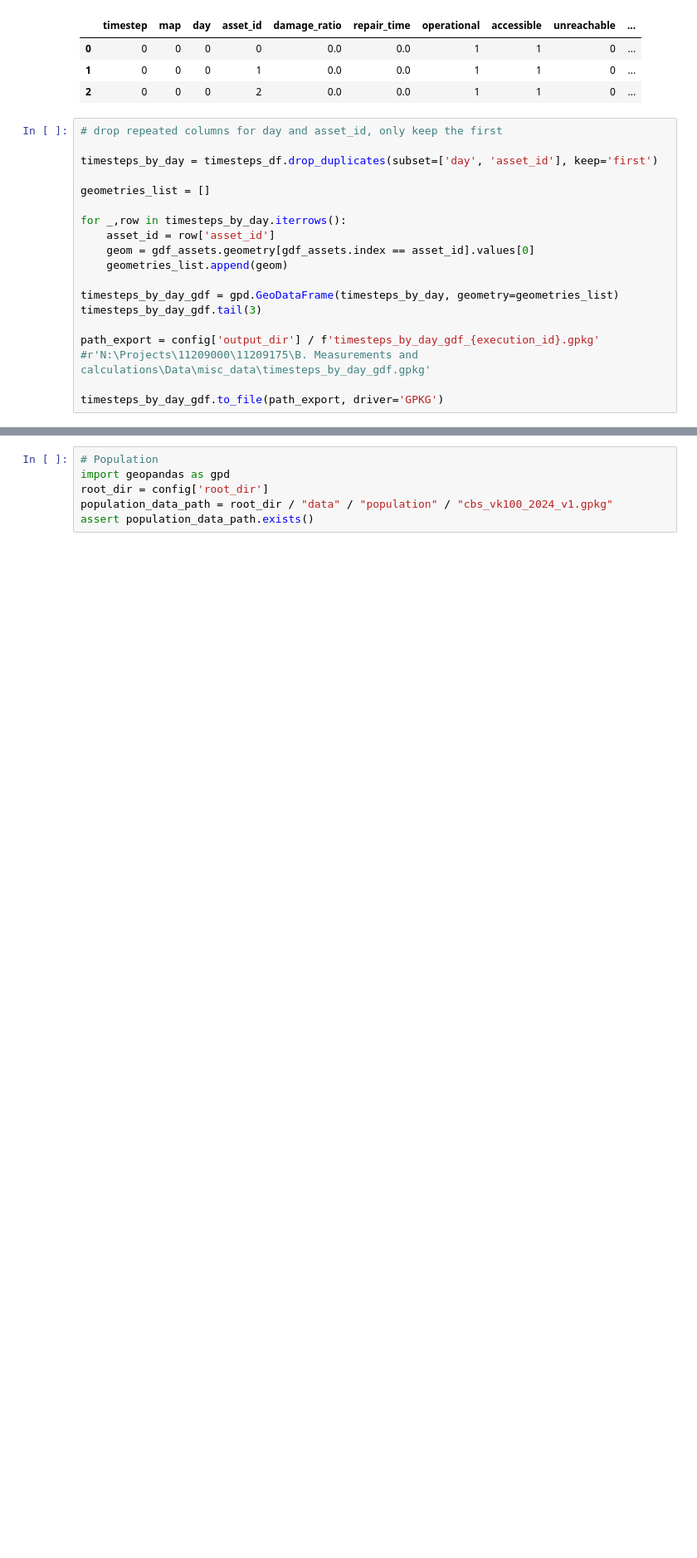
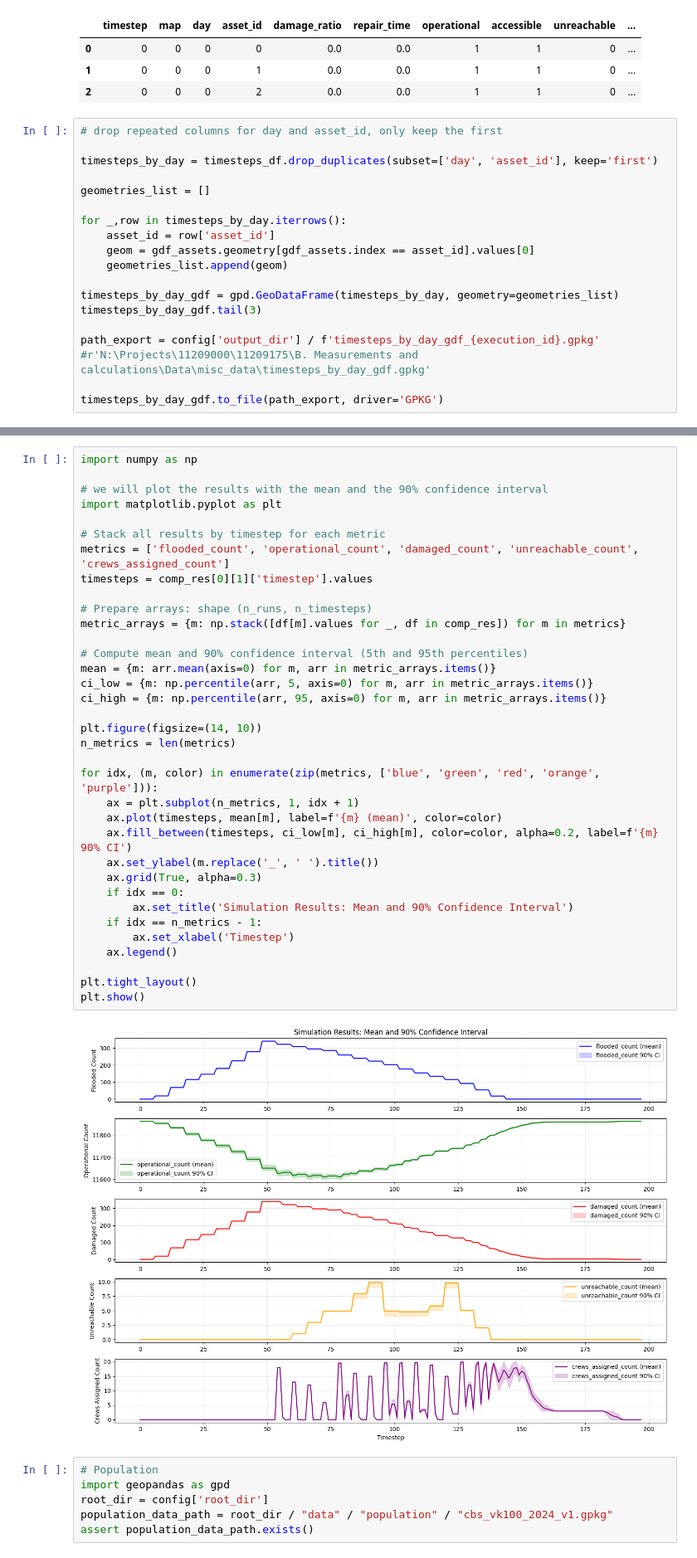
Before and after one commit to edPeregrina/powerpath, a Jupyter notebook: book/time_explicit_electricity_analysis.ipynb, the cells around one changed output, grey strips where cells are left out. Shown at 83% size. Drawn from its saved outputs; the diff is of its cells as text; blank space fills up the shorter version.

```diff
--- a/book/time_explicit_electricity_analysis.ipynb
+++ b/book/time_explicit_electricity_analysis.ipynb
@@ -411,3 +482,40 @@ timesteps_by_day_gdf.to_file(path_export, driver='GPKG')
+# %%
+import numpy as np
+
+# we will plot the results with the mean and the 90% confidence interval
+import matplotlib.pyplot as plt
+
+# Stack all results by timestep for each metric
+metrics = ['flooded_count', 'operational_count', 'damaged_count', 'unreachable_count', 'crews_assigned_count']
+timesteps = comp_res[0][1]['timestep'].values
+
+# Prepare arrays: shape (n_runs, n_timesteps)
+metric_arrays = {m: np.stack([df[m].values for _, df in comp_res]) for m in metrics}
+
+# Compute mean and 90% confidence interval (5th and 95th percentiles)
+mean = {m: arr.mean(axis=0) for m, arr in metric_arrays.items()}
+ci_low = {m: np.percentile(arr, 5, axis=0) for m, arr in metric_arrays.items()}
+ci_high = {m: np.percentile(arr, 95, axis=0) for m, arr in metric_arrays.items()}
+
+plt.figure(figsize=(14, 10))
+n_metrics = len(metrics)
+
+for idx, (m, color) in enumerate(zip(metrics, ['blue', 'green', 'red', 'orange', 'purple'])):
+    ax = plt.subplot(n_metrics, 1, idx + 1)
+    ax.plot(timesteps, mean[m], label=f'{m} (mean)', color=color)
+    ax.fill_between(timesteps, ci_low[m], ci_high[m], color=color, alpha=0.2, label=f'{m} 90% CI')
+    ax.set_ylabel(m.replace('_', ' ').title())
+    ax.grid(True, alpha=0.3)
+    if idx == 0:
+        ax.set_title('Simulation Results: Mean and 90% Confidence Interval')
+    if idx == n_metrics - 1:
+        ax.set_xlabel('Timestep')
+    ax.legend()
+
+plt.tight_layout()
+plt.show()
+# %% [output]
+[figure, added]
 # %%
 # Population
 import geopandas as gpd
```
Also changed, not shown: parts of 12 cells of this notebook, 5 other files.
